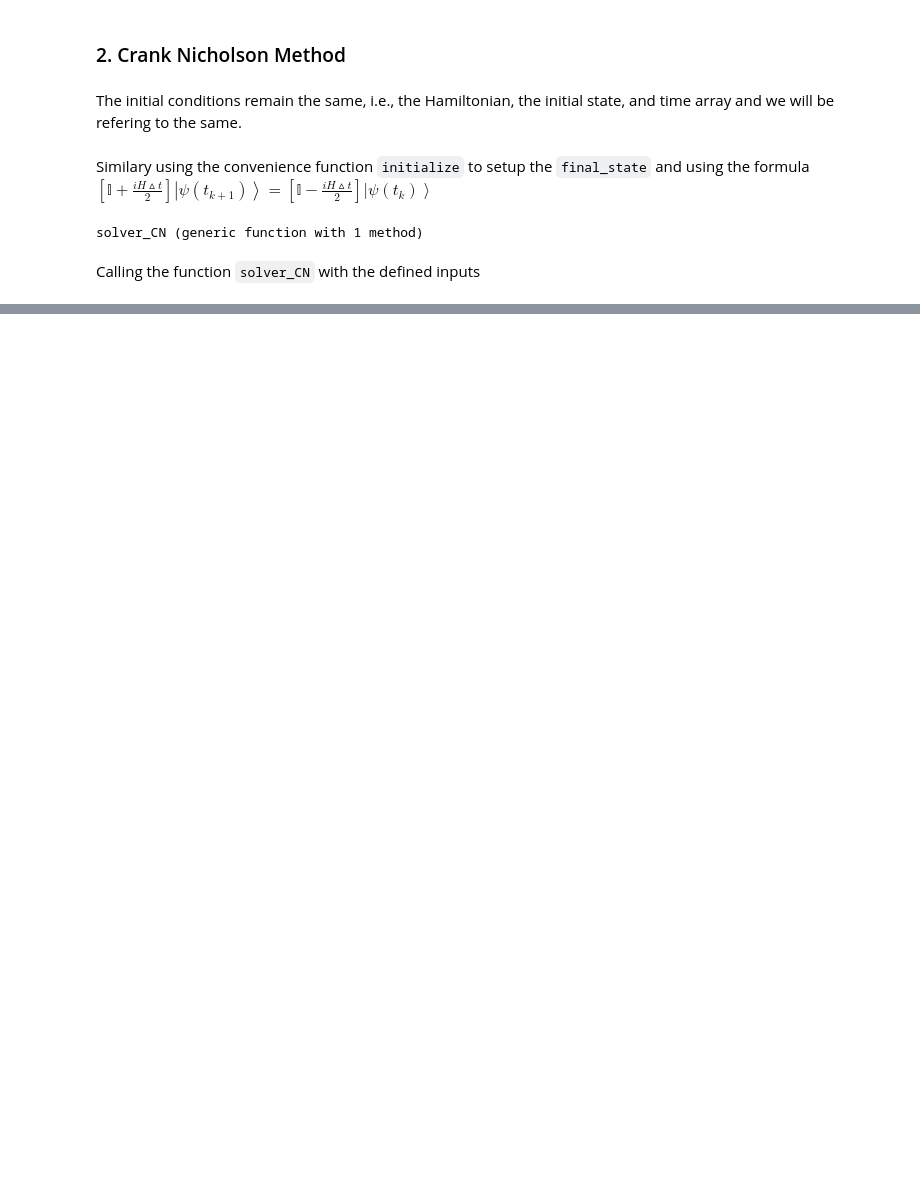
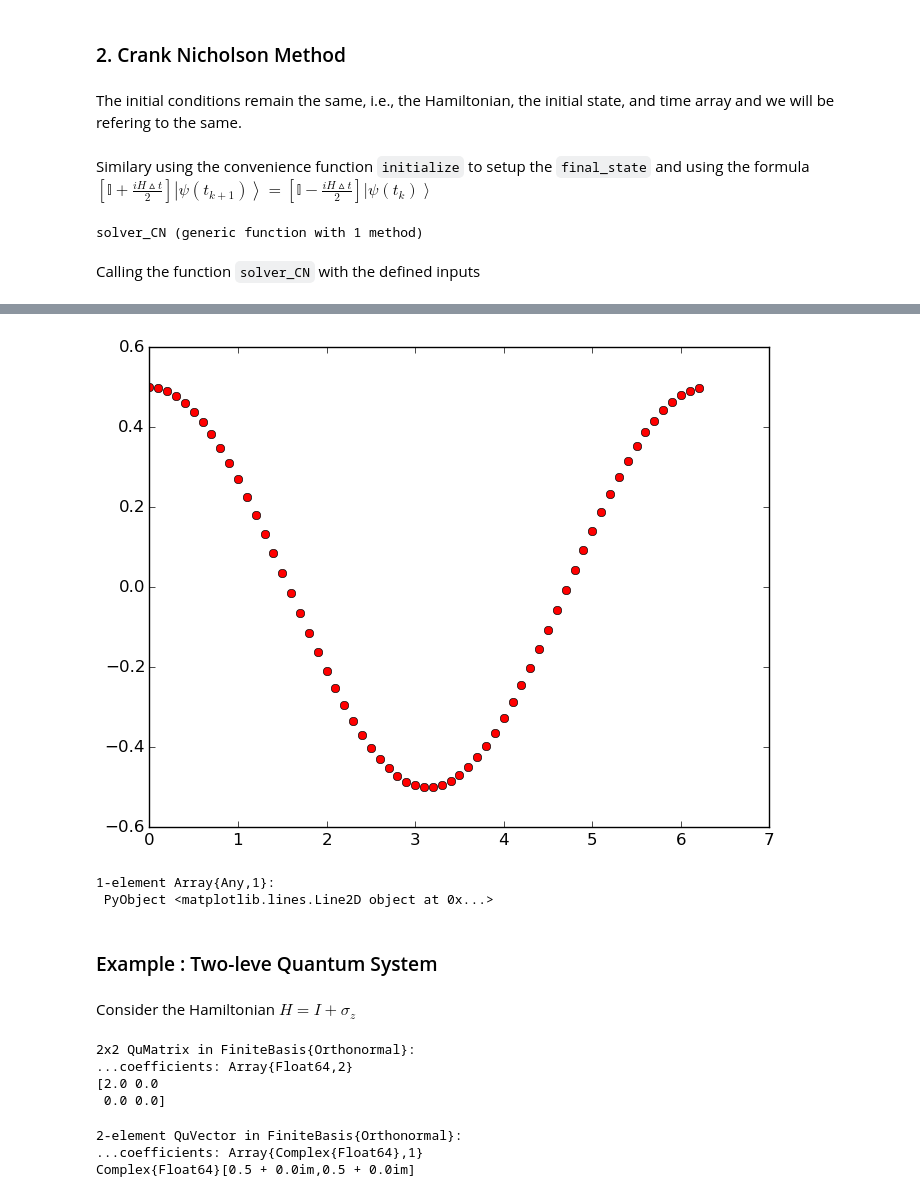
Before and after one commit to amitjamadagni/Notes-Notebooks, a Jupyter notebook: Notebooks/Solvers.ipynb, the cells around one changed output, grey strips where cells are left out. Saved outputs shown, nothing was run; the diff lists cells and outputs as text; code cells hidden in the pictures; blank space fills up the shorter version.

Commit message:
Update : Added example.

```diff
--- a/Notebooks/Solvers.ipynb
+++ b/Notebooks/Solvers.ipynb
@@ -153,0 +195,28 @@ while loading In[23], in expression starting on line 1
+# %%
+fs_a = Array(typeof(init_state),0)
+push!(fs_a, init_state)
+for i=2:length(tlist)
+    push!(fs_a, expm(-im*hamiltonian*(tlist[i]-tlist[1]))*fs_a[1])
+end
+plot(tlist, Float64[real(xe[1]) for xe in fs_a],"ro")
+# %% [output]
+[figure, added]
+1-element Array{Any,1}:
+ PyObject <matplotlib.lines.Line2D object at 0x...>
+# %% [markdown]
+### Example : Two-leve Quantum System
+# %% [markdown]
+Consider the Hamiltonian $H = I + \sigma_{z}$
+# %%
+H = eye(sigmaz) + sigmaz
+# %% [output]
+2x2 QuMatrix in FiniteBasis{Orthonormal}:
+...coefficients: Array{Float64,2}
+[2.0 0.0
+ 0.0 0.0]
+# %%
+init_state = QuArray([0.5+0.*im, 0.5+0.*im])
+# %% [output]
+2-element QuVector in FiniteBasis{Orthonormal}:
+...coefficients: Array{Complex{Float64},1}
+Complex{Float64}[0.5 + 0.0im,0.5 + 0.0im]
```
Also changed, not shown: parts of 16 cells of this notebook.
